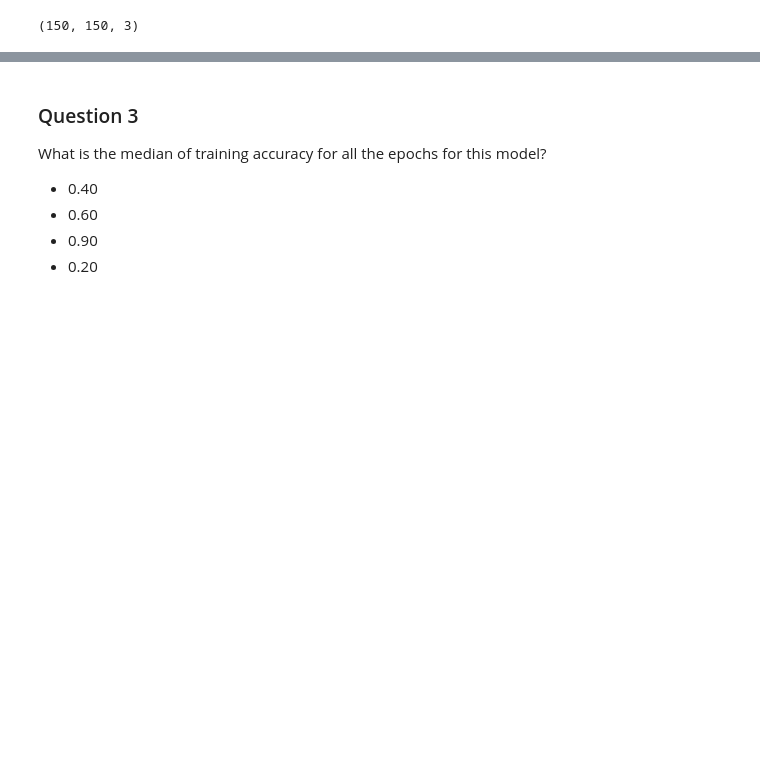
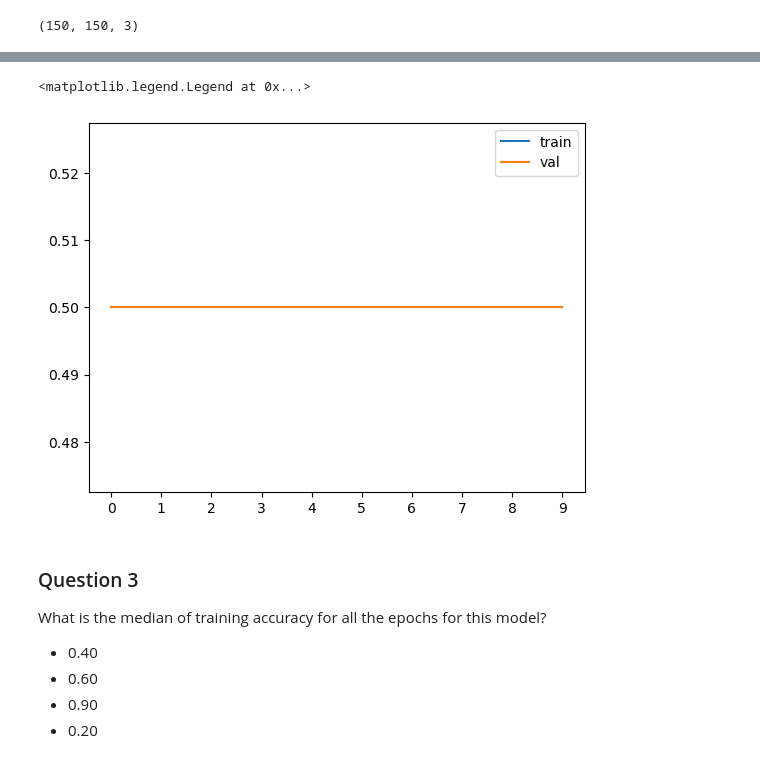
Before and after one commit to Andrej-Ilin/course_zoomcamp_2022, a Jupyter notebook: week7/homework7.ipynb, the cells around one changed output, grey strips where cells are left out. Drawn from its saved outputs; the diff is of its cells as text; code cells hidden in the pictures; blank space fills up the shorter version.

```diff
--- a/week7/homework7.ipynb
+++ b/week7/homework7.ipynb
@@ -97,7 +96,7 @@ base_model = Xception(
     input_shape=(150, 150, 3)
 )
 # %%
-base_model.trainable = False
+model.trainable = False
 
 inputs = keras.Input(shape=(150, 150, 3))
 
@@ -111,7 +110,7 @@ max_pool_2d = tf.keras.layers.MaxPooling2D(pool_size=(2, 2),
 flatten_layers = tf.keras.layers.Flatten()(max_pool_2d)
 danse_layer = tf.keras.layers.Dense(64, activation='relu')(flatten_layers)
 
-outputs = keras.layers.Dense(1, activation='relu')(danse_layer)
+outputs = keras.layers.Dense(1, activation='sigmoid')(danse_layer)
 
 model = keras.Model(inputs, outputs)
 model.output_shape
@@ -192,17 +191,19 @@ train_ds = train_gen.flow_from_directory(
     "./Dino or Dragon/train",
     target_size=(150, 150),
     batch_size=20,
-    shuffle=True
+    shuffle=True,
+    class_mode='binary'
 )
 
 val_gen = ImageDataGenerator(rescale=1. / 255,
-                               preprocessing_function=preprocess_input)
+                             preprocessing_function=preprocess_input)
 
 val_ds = val_gen.flow_from_directory(
     "./Dino or Dragon/test",
     target_size=(150, 150),
     batch_size=20,
-    shuffle=True
+    shuffle=True,
+    class_mode='binary'
 )
 # %% [output]
 Found 1594 images belonging to 2 classes.
@@ -216,9 +217,9 @@ val_ds.image_shape
 # %% [output]
 (150, 150, 3)
 # %%
-optimizer = tf.keras.optimizers.SGD(
-    learning_rate=0.002, momentum=0.8, nesterov=False, name="SGD")
-loss = keras.losses.CategoricalCrossentropy(from_logits=False)
+optimizer = keras.optimizers.SGD(
+    learning_rate=0.02, momentum=0.8, nesterov=False, name="SGD")
+loss = keras.losses.BinaryCrossentropy(from_logits=False)
 
 model.compile(optimizer=optimizer, loss=loss, metrics=['accuracy'])
 # %%
@@ -232,4 +229,12 @@ Epoch 3/10
 KeyboardInterrupt:
+# %%
+plt.plot(history.history['accuracy'], label='train')
+plt.plot(history.history['val_accuracy'], label='val')
+plt.xticks(np.arange(10))
+plt.legend()
+# %% [output]
+<matplotlib.legend.Legend at 0x...>
+[figure, added]
 # %% [markdown]
 ### Question 3
 
```
Also changed, not shown: parts of 7 cells of this notebook.
